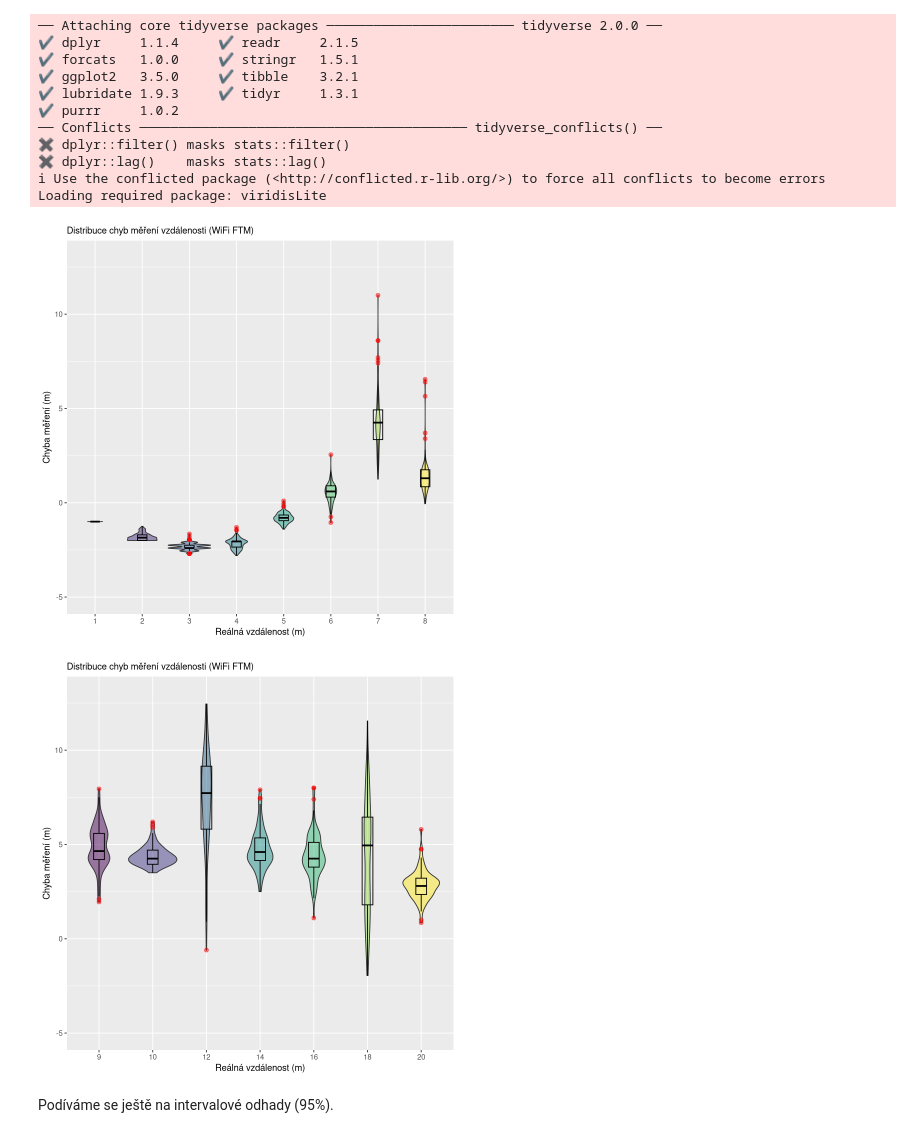
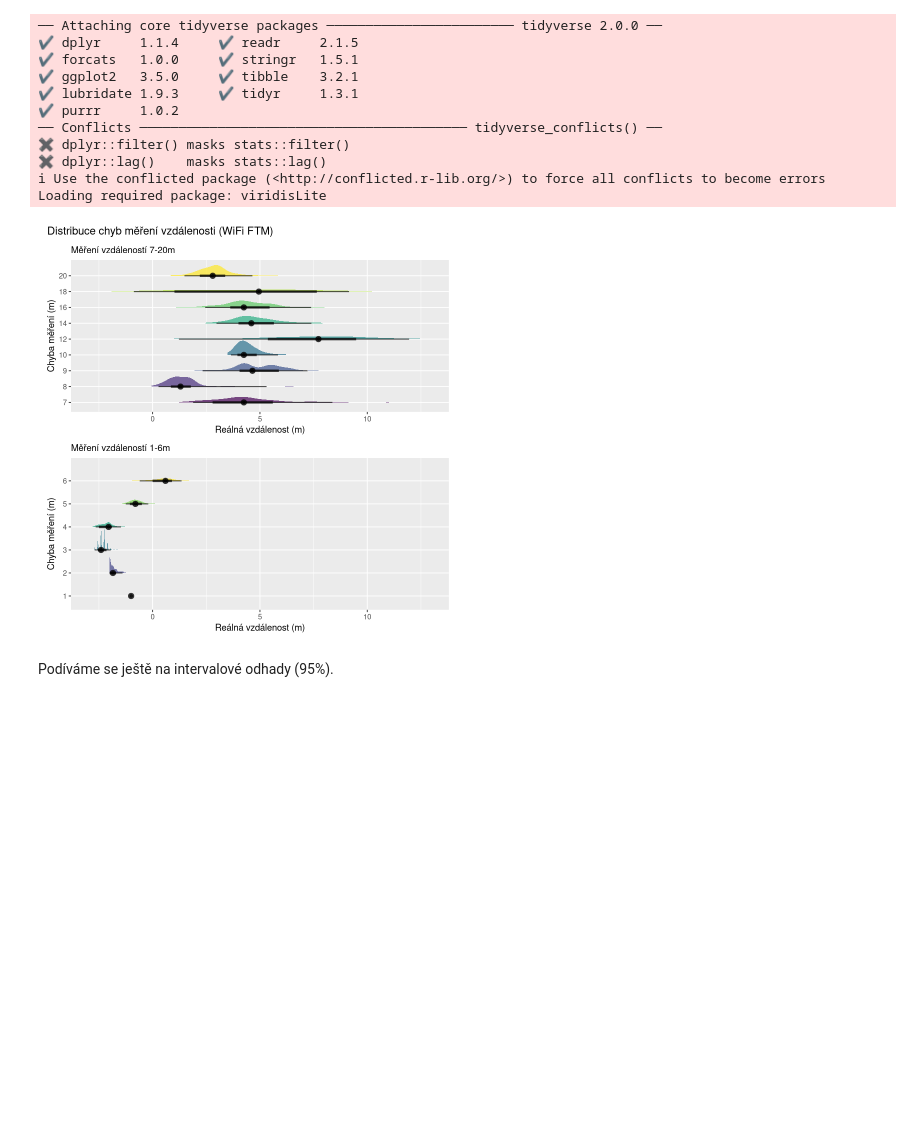
Before and after one commit to danielkurek/imf, a Jupyter notebook: distance-analysis/ftm_stat.ipynb, the cells around one changed output. Drawn from its saved outputs; the diff is of its cells as text; code cells hidden in the pictures; blank space fills up the shorter version.

```diff
--- a/distance-analysis/ftm_stat.ipynb
+++ b/distance-analysis/ftm_stat.ipynb
@@ -51,39 +54,46 @@ data_sd <- data %>%
 # %%
 data_normalized <- data %>%
   mutate(dist_est_norm = dist_est - measurement_dist)
-data_normalized %>%
-  filter(measurement_dist <= 8) %>%
-  ggplot(aes(x=factor(measurement_dist), y=dist_est_norm, group=measurement_dist, fill=factor(measurement_dist))) +
-    geom_violin(position="dodge", alpha=0.5) +
-    geom_boxplot(width=0.2, color="black", alpha=0.5, fill=NA, outlier.colour="red", outlier.fill="red", outlier.size=2) +
+g1 <- data_normalized %>%
+  filter(measurement_dist <= 6) %>%
+  ggplot(aes(y=factor(measurement_dist), x=dist_est_norm, group=measurement_dist, fill=factor(measurement_dist))) +
+    # geom_violinhalf(alpha=0.5, position="dodge", scale = "width") +
+    # geom_density_ridges() +
+    # geom_boxplot(width=0.2, color="black", alpha=0.5, fill=NA, outlier.colour="red", outlier.fill="red", outlier.size=2) +
+    stat_halfeye(fill_type = "segments", alpha = 0.7, expand = TRUE) +
+  # stat_interval() +
+  # stat_summary(geom = "point", fun = median) +
     scale_fill_viridis(discrete = TRUE) +
-    ylim(-5, 13) +
+    xlim(-3, 13) +
     theme(
       legend.position="none",
       plot.title = element_text(size=11)
     ) +
-    ggtitle("Distribuce chyb měření vzdálenosti (WiFi FTM)") +
+    ggtitle("Měření vzdáleností 1-6m") +
     ylab("Chyba měření (m)") +
     xlab("Reálná vzdálenost (m)")
-ggsave("ftm_err_1-8.pdf", height = 10, width = 15, units = "cm", dpi = 450)
-data_normalized %>%
-  filter(measurement_dist > 8) %>%
-  ggplot(aes(x=factor(measurement_dist), y=dist_est_norm, group=measurement_dist, fill=factor(measurement_dist))) +
-    geom_violin(position="dodge", alpha=0.5) +
-    geom_boxplot(width=0.2, color="black", alpha=0.5, fill=NA, outlier.colour="red", outlier.fill="red", outlier.size=2) +
+g2 <- data_normalized %>%
+  filter(measurement_dist > 6) %>%
+  ggplot(aes(y=factor(measurement_dist), x=dist_est_norm, group=measurement_dist, fill=factor(measurement_dist))) +
+    # geom_violinhalf(alpha=0.5, position="dodge", scale = "width") +
+    # geom_density_ridges() +
+    # geom_boxplot(width=0.2, color="black", alpha=0.5, fill=NA, outlier.colour="red", outlier.fill="red", outlier.size=2) +
+    stat_halfeye(fill_type = "segments", alpha = 0.7, expand = TRUE) +
+  # stat_interval() +
+  # stat_summary(geom = "point", fun = median) +
     scale_fill_viridis(discrete = TRUE) +
-    ylim(-5, 13) +
+    xlim(-3, 13) +
     theme(
       legend.position="none",
       plot.title = element_text(size=11)
     ) +
-    ggtitle("Distribuce chyb měření vzdálenosti (WiFi FTM)") +
+    ggtitle("Měření vzdáleností 7-20m") +
     ylab("Chyba měření (m)") +
     xlab("Reálná vzdálenost (m)")
-ggsave("ftm_err_9-20.pdf", height = 10, width = 15, units = "cm", dpi = 450)
+g2 / g1 + plot_annotation(title = 'Distribuce chyb měření vzdálenosti (WiFi FTM)')
+ggsave("out/ftm_err_by_distance.pdf", height = 15, width = 15, units = "cm", dpi = 450, create.dir = TRUE)
 # %% [output]
-[figure, old version]
+[figure, new version]
-[figure, removed]
 # %% [markdown]
 Podíváme se ještě na intervalové odhady (95%).
 # %%
```
Also changed, not shown: parts of 6 cells of this notebook.
